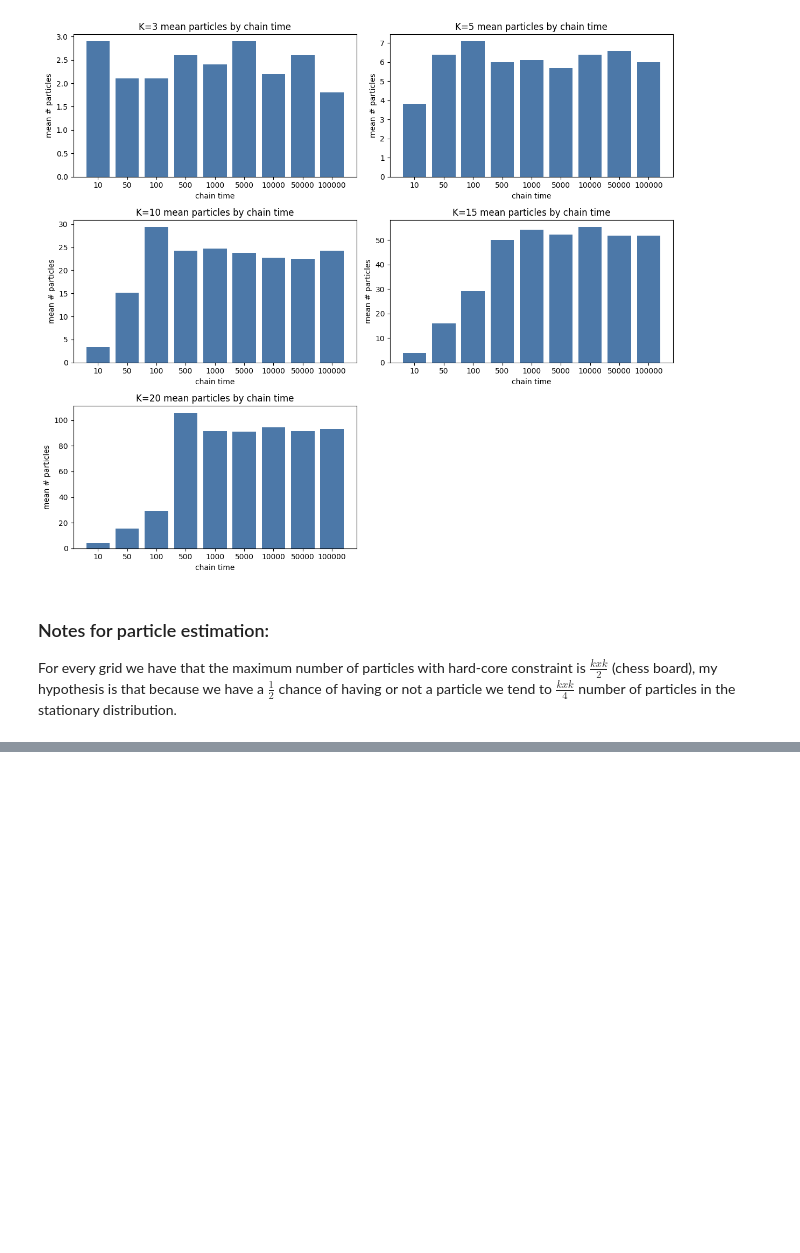
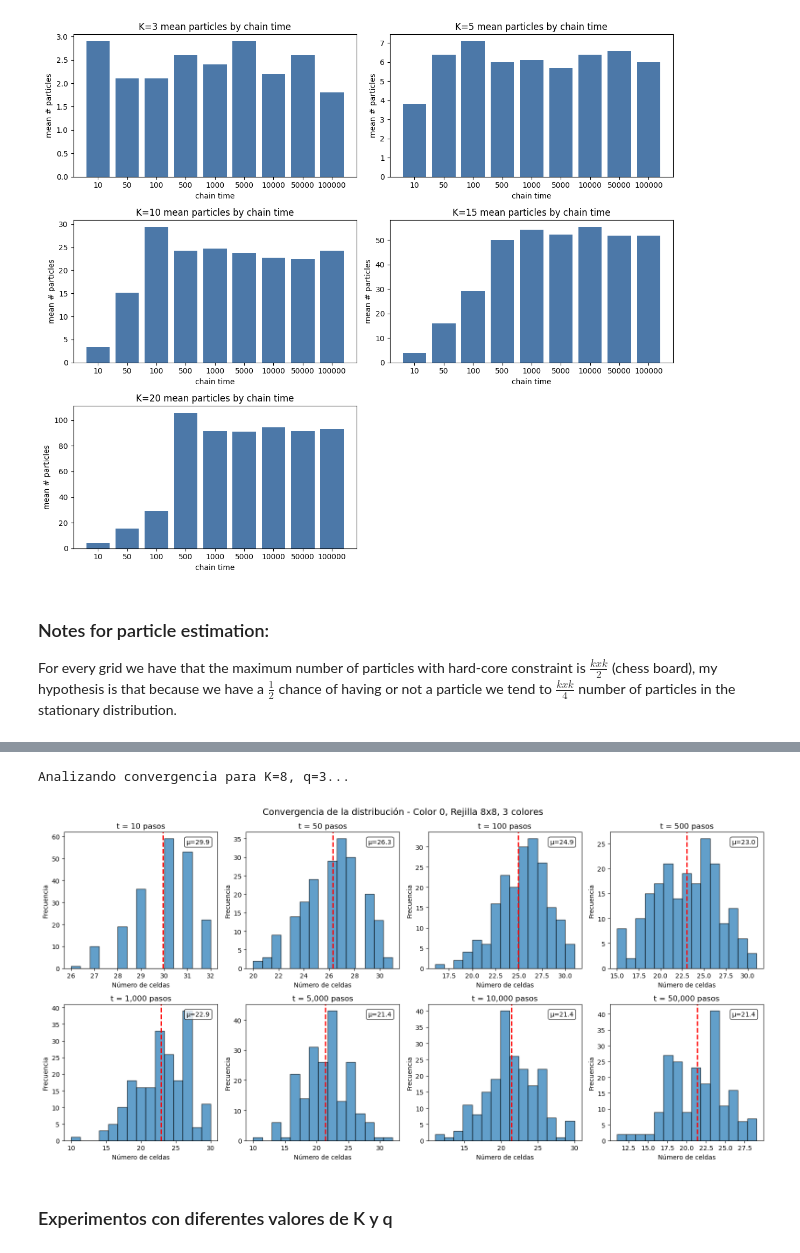
Before and after one commit to jnardosp/mcmc_random_sampling, a Jupyter notebook: hardcore_sampling.ipynb, the cells around one changed output, grey strips where cells are left out. Drawn from its saved outputs; the diff is of its cells as text; code cells hidden in the pictures; blank space fills up the shorter version.

```diff
--- a/hardcore_sampling.ipynb
+++ b/hardcore_sampling.ipynb
@@ -278,0 +641,15 @@ For every grid we have that the maximum number of particles with hard-core const
+# %%
+# Análisis de convergencia
+K = 8
+q = 3
+chain_times = [10, 50, 100, 500, 1000, 5000, 10000, 50000]
+num_samples = 200
+
+print(f"Analizando convergencia para K={K}, q={q}...")
+convergence_results = analyze_convergence(K, q, chain_times, num_samples)
+plot_convergence_analysis(convergence_results, K, q, color_idx=0)
+# %% [output]
+Analizando convergencia para K=8, q=3...
+[figure, added]
+# %% [markdown]
+### Experimentos con diferentes valores de K y q
```
Also changed, not shown: parts of 22 cells of this notebook.
